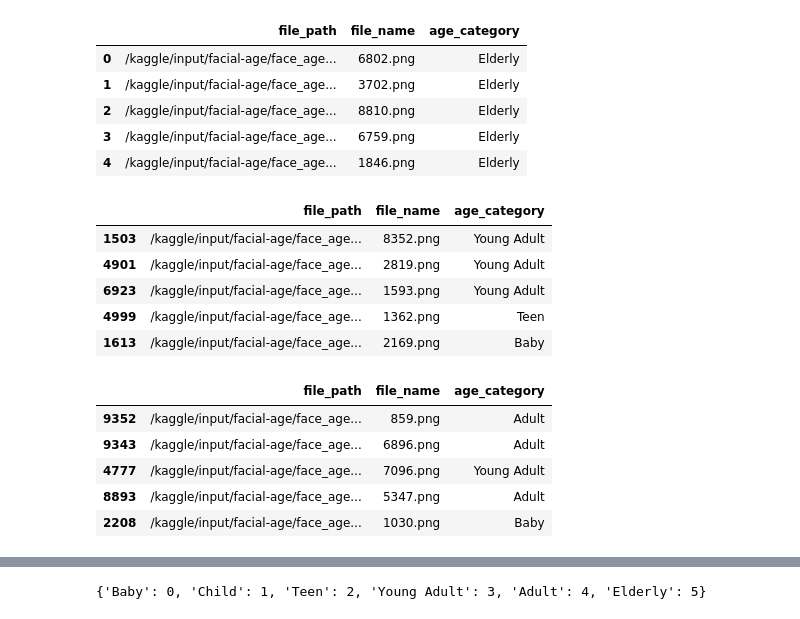
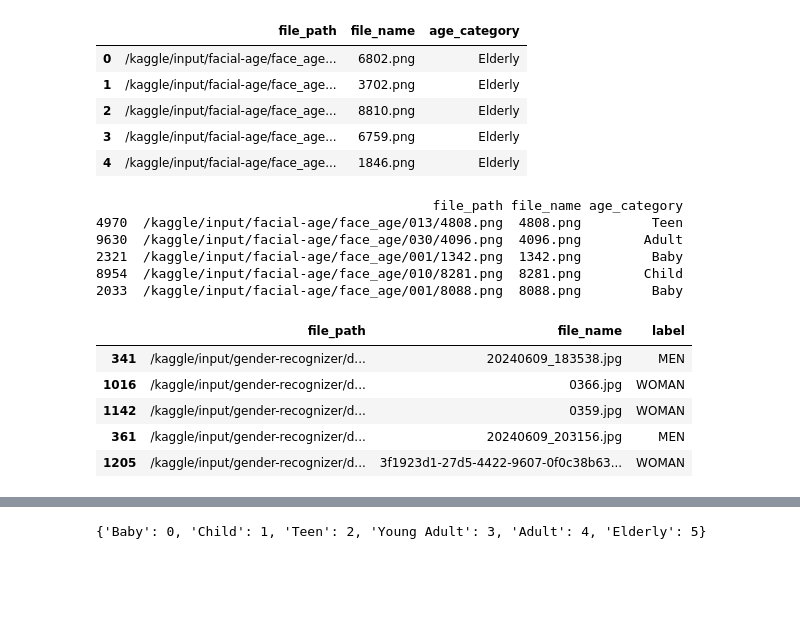
Before and after one commit to fatimagulomova/iu-projects, a Jupyter notebook: DLBAIPEAI/age-gender-expression-recognizer.ipynb, the cells around one changed output, grey strips where cells are left out. Drawn from its saved outputs; the diff is of its cells as text; code cells hidden in the pictures; blank space fills up the shorter version.

```diff
--- a/DLBAIPEAI/age-gender-expression-recognizer.ipynb
+++ b/DLBAIPEAI/age-gender-expression-recognizer.ipynb
@@ -64,11 +68,11 @@ There are 0 directories and 646 images in /kaggle/input/gender-recognizer/datase
 # %%
-# List all file paths in the directory
-paths = [path for path in AGE_FILE_PATH.rglob('*/*.png')]
+def convert_to_df(data_path):
+    paths = [path for path in data_path.rglob('*/*') if path.suffix.lower() in ['.jpg', '.png']]
 
-# Create the DataFrame with relevant columns
-age_df = pd.DataFrame({
-    'file_path': paths,
-    'file_name': [path.name for path in paths],  # Extract file name
-    'label': [path.parts[-2] for path in paths]  # Extract folder name as label
-})
-age_df.head()
+    # Create the DataFrame with relevant columns
+    df = pd.DataFrame({
+        'file_path': paths,
+        'file_name': [path.name for path in paths],  # Extract file name
+        'label': [path.parts[-2] for path in paths]  # Extract folder name as label
+    })
+    return df
@@ -81,0 +79,8 @@ age_df.head()
+# %%
+# Age Dataset
+age_df = convert_to_df(AGE_FILE_PATH)
+print(age_df.head())
+
+# Gender Dataset
+gender_df = convert_to_df(GENDER_FILE_PATH)
+print(gender_df.head())
@@ -86,6 +111,10 @@ age_df.shape
 # %%
-# Droping duplicated values
+# Droping duplicated values in age dataset
 print(age_df.duplicated(['file_name', 'label']).sum())
 age_df.drop_duplicates(['file_name', 'label'], inplace=True)
+
+# Droping duplicated values in gender dataset
+print(gender_df.duplicated(['file_name', 'label']).sum())
+gender_df.drop_duplicates(['file_name', 'label'], inplace=True)
 # %% [output]
 9778
@@ -131,6 +155,9 @@ Name: count, Length: 99, dtype: int64
 # %%
 print(age_df.isnull().sum())
 age_df.dropna(inplace=True)
+
+print(gender_df.isnull().sum())
+gender_df.dropna(inplace=True)
 # %% [output]
 file_path         0
 file_name         0
@@ -161,22 +192,21 @@ age_df.head()
 | 3 | /kaggle/input/facial-age/face_age... | 6759.png | Elderly |
 | 4 | /kaggle/input/facial-age/face_age... | 1846.png | Elderly |
 # %%
-train_age_data, test_age_data = train_test_split(age_df, shuffle=True, test_size=0.1)
-train_age_data, val_age_data = train_test_split(train_age_data, shuffle=True, test_size=0.2)
-train_age_data.head()
+train_age_data, test_age_data = train_test_split(age_df, shuffle=True, test_size=0.2)
+print(train_age_data.head())
+
+train_gender_data, test_gender_data = train_test_split(gender_df, shuffle=True, test_size=0.2)
+train_gender_data.head()
 # %% [output]
+                                           file_path file_name age_category
+4970  /kaggle/input/facial-age/face_age/013/4808.png  4808.png         Teen
+9630  /kaggle/input/facial-age/face_age/030/4096.png  4096.png        Adult
+2321  /kaggle/input/facial-age/face_age/001/1342.png  1342.png         Baby
+8954  /kaggle/input/facial-age/face_age/010/8281.png  8281.png        Child
+2033  /kaggle/input/facial-age/face_age/001/8088.png  8088.png         Baby
-|  | file_path | file_name | age_category |
-| 1503 | /kaggle/input/facial-age/face_age... | 8352.png | Young Adult |
-| 4901 | /kaggle/input/facial-age/face_age... | 2819.png | Young Adult |
-| 6923 | /kaggle/input/facial-age/face_age... | 1593.png | Young Adult |
-| 4999 | /kaggle/input/facial-age/face_age... | 1362.png | Teen |
-| 1613 | /kaggle/input/facial-age/face_age... | 2169.png | Baby |
+|  | file_path | file_name | label |
+| 341 | /kaggle/input/gender-recognizer/d... | 20240609_183538.jpg | MEN |
+| 1016 | /kaggle/input/gender-recognizer/d... | 0366.jpg | WOMAN |
+| 1142 | /kaggle/input/gender-recognizer/d... | 0359.jpg | WOMAN |
+| 361 | /kaggle/input/gender-recognizer/d... | 20240609_203156.jpg | MEN |
+| 1205 | /kaggle/input/gender-recognizer/d... | 3f1923d1-27d5-4422-9607-0f0c38b63... | WOMAN |
-# %%
-test_age_data.head()
-# %% [output]
-|  | file_path | file_name | age_category |
-| 9352 | /kaggle/input/facial-age/face_age... | 859.png | Adult |
-| 9343 | /kaggle/input/facial-age/face_age... | 6896.png | Adult |
-| 4777 | /kaggle/input/facial-age/face_age... | 7096.png | Young Adult |
-| 8893 | /kaggle/input/facial-age/face_age... | 5347.png | Adult |
-| 2208 | /kaggle/input/facial-age/face_age... | 1030.png | Baby |
```
Also changed, not shown: parts of 45 cells of this notebook.
